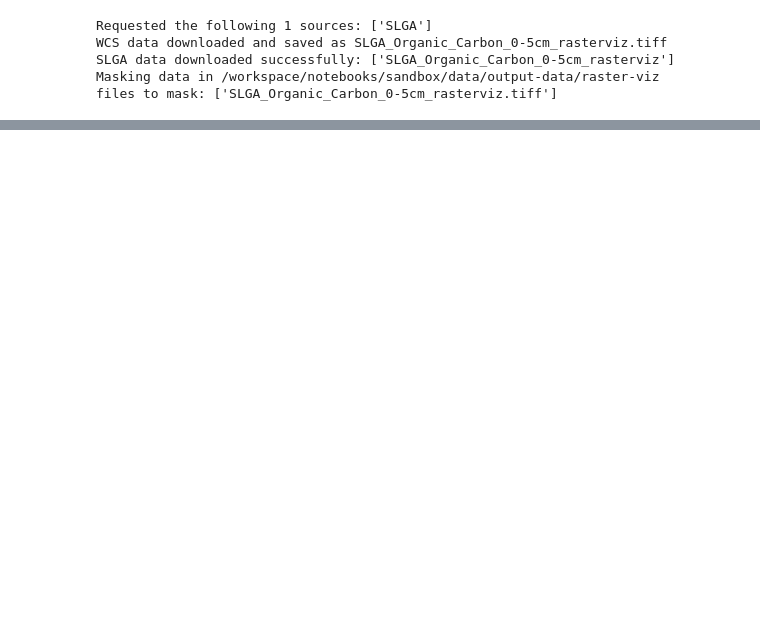
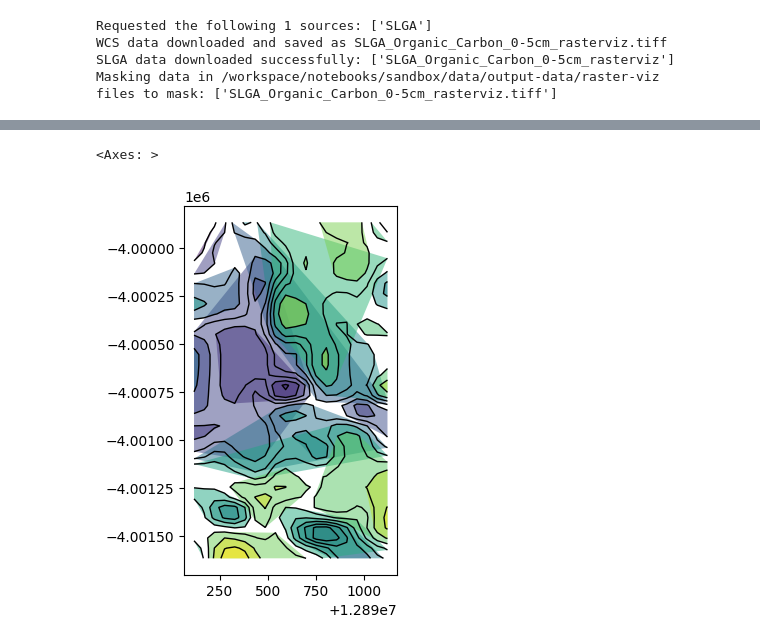
Before and after one commit to Sensand-AI/data-notebooks, a Jupyter notebook: notebooks/sandbox/utilities/raster-visualisation.ipynb, the cells around one changed output, grey strips where cells are left out. Saved outputs shown, nothing was run; the diff lists cells and outputs as text; code cells hidden in the pictures; blank space fills up the shorter version.

```diff
--- a/notebooks/sandbox/utilities/raster-visualisation.ipynb
+++ b/notebooks/sandbox/utilities/raster-visualisation.ipynb
@@ -135,0 +204,6 @@ TypeError: 'module' object is not callable
+# %%
+ # sub-pixel contours from DEA toolboox
+
+contour_array = raster_upsampled.squeeze('band')
+
+contour_array
@@ -135,0 +237,6 @@ TypeError: 'module' object is not callable
+# %%
+z_values = np.linspace(min, max, 12)
+
+print(z_values)
+contours_gdf = subpixel_contours(da = contour_array, z_values=z_values)
+contours_gdf
@@ -135,0 +263,3 @@ TypeError: 'module' object is not callable
+# %%
+contours_explode = contours_gdf.explode()
+contours_explode
@@ -135,0 +284,5 @@ TypeError: 'module' object is not callable
+# %%
+
+#GPT recommendation to use apply() instead of iterrows() as it handles alrge datasets better/faster?
+contours_explode['geometry'] = contours_explode['geometry'].apply(lambda x: x.convex_hull)
+contours_explode
@@ -135,0 +307,9 @@ TypeError: 'module' object is not callable
+# %%
+
+#contour_array.plot(size=8, cmap='viridis')
+contours_gdf.plot(ax=plt.gca(), linewidth=1, color='black')
+#single_contours_gdf.plot(ax=plt.gca(), linewidth=2, color='red')
+contours_explode.plot(ax=plt.gca(), linewidth=2, alpha=0.5, cmap='viridis')
+# %% [output]
+<Axes: >
+[figure, added]
```
Also changed, not shown: parts of 23 cells of this notebook.
